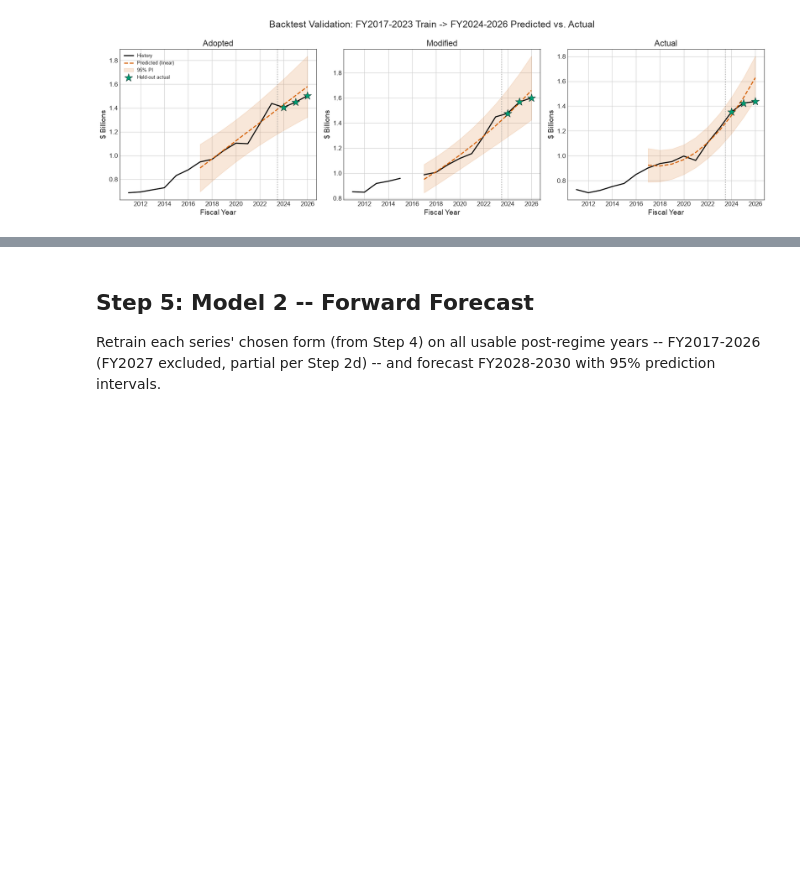
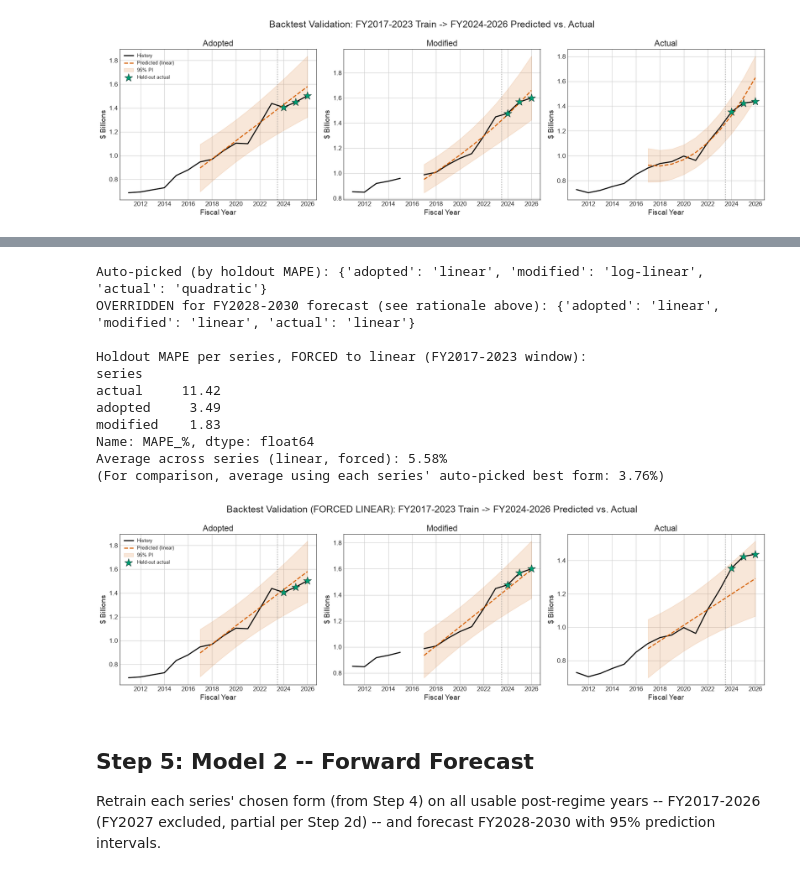
Before and after one commit to lindali-huishan/Budget_Allocation, a Jupyter notebook: DOT/DOT_Full_Analysis_2011_2027.ipynb, the cells around one changed output, grey strips where cells are left out. Drawn from its saved outputs; the diff is of its cells as text; code cells hidden in the pictures; blank space fills up the shorter version.

```diff
--- a/DOT/DOT_Full_Analysis_2011_2027.ipynb
+++ b/DOT/DOT_Full_Analysis_2011_2027.ipynb
@@ -30,16 +30,25 @@ import pandas as pd
 import numpy as np
 from scipy import stats
 import matplotlib.pyplot as plt
+from pathlib import Path
 
 pd.set_option("display.width", 160)
 pd.set_option("display.max_columns", 20)
 pd.set_option("display.float_format", lambda v: f"{v:,.2f}")
 
-ROOT = "../raw datasets"
+# Resolve the data folder whether we run from DOT/ or the repo root
+here = Path.cwd()
+candidates = [here / "raw datasets", here.parent / "raw datasets"]
+ROOT = next((p for p in candidates if p.exists()), None)
+if ROOT is None:
+    raise FileNotFoundError(
+        f"Couldn't find 'raw datasets'. cwd={here}. Checked: {[str(c) for c in candidates]}"
+    )
+print("Using data folder:", ROOT)
 
-budget_code_raw = pd.read_csv(f"{ROOT}/DOT_Budget_2017_2027.csv")
-spending_raw = pd.read_csv(f"{ROOT}/DOT_Spending_Merged.csv")
-budget_yearly_ref = pd.read_csv(f"{ROOT}/dot_budget_2011_2027_merged.csv")
+budget_code_raw   = pd.read_csv(ROOT / "DOT_Budget_2017_2027.csv")
+spending_raw      = pd.read_csv(ROOT / "DOT_Spending_Merged.csv", low_memory=False)
+budget_yearly_ref = pd.read_csv(ROOT / "dot_budget_2011_2027_merged.csv")
 
 def inspect(df, name):
     print(f"=== {name} ===")
@@ -761,3 +789,59 @@ Chosen form per series (FY2017-2023 window, lowest holdout MAPE): {'adopted': 'l
+# %%
+# --- FY2028-2030 override: force linear for all three series ---
+# Rationale: see markdown above. Quadratic (the auto-pick for `actual`)
+# produces a FY2028 actual forecast ($1.76B) that exceeds FY2028 adopted
+# ($1.67B), inverting the actual < adopted relationship that has held in
+# every year of the dataset. Linear keeps the forecast internally
+# consistent at the cost of some backtest accuracy on `actual`.
+AUTO_BEST_FORM = dict(BEST_FORM)  # keep the auto-picked choice on record
+BEST_FORM = {series: "linear" for series in SERIES_NAMES}
+print("Auto-picked (by holdout MAPE):", AUTO_BEST_FORM)
+print("OVERRIDDEN for FY2028-2030 forecast (see rationale above):", BEST_FORM)
+
+print("\nHoldout MAPE per series, FORCED to linear (FY2017-2023 window):")
+linear_mape = mape.loc[("2017-2023 (post-regime)", slice(None), "linear")]
+print(linear_mape)
+print(f"Average across series (linear, forced): {linear_mape.mean():.2f}%")
+auto_avg = mape.loc[("2017-2023 (post-regime)",)].groupby(level=0).min().mean()
+print(f"(For comparison, average using each series' auto-picked best form: {auto_avg:.2f}%)")
+
+fig, axes = plt.subplots(1, 3, figsize=(18, 5.5))
+for ax, series in zip(axes, SERIES_NAMES):
+    hist = budget_by_year.loc[2011:2026, series]
+    ax.plot(hist.index, hist.values / 1e9, color=COLORS["black"], linewidth=2, label="History")
+
+    train = budget_by_year.loc[2017:2023]
+    tx, ty = train.index.values, train[series].values
+    res = fit_predict_pi(tx, ty, np.arange(2017, 2027), **FORMS[BEST_FORM[series]])
+    fc_years = np.arange(2017, 2027)
+    ax.plot(fc_years, res["point"] / 1e9, "--", color=COLORS["vermillion"], linewidth=2, label=f"Predicted ({BEST_FORM[series]})")
+    ax.fill_between(fc_years, res["lower"] / 1e9, res["upper"] / 1e9, color=COLORS["vermillion"], alpha=0.15, label="95% PI")
+
+    held_out = budget_by_year.loc[TARGET_YEARS, series]
+    ax.scatter(TARGET_YEARS, held_out.values / 1e9, marker="*", s=260, color=COLORS["green"],
+               zorder=5, edgecolor="black", linewidth=0.5, label="Held-out actual")
+
+    ax.axvline(2023.5, color="gray", linestyle=":", linewidth=1.2)
+    ax.set_title(series.capitalize())
+    ax.set_xlabel("Fiscal Year")
+    ax.set_ylabel("$ Billions")
+axes[0].legend(fontsize=9, loc="upper left")
+fig.suptitle("Backtest Validation (FORCED LINEAR): FY2017-2023 Train -> FY2024-2026 Predicted vs. Actual")
+fig.tight_layout()
+plt.show()
+# %% [output]
+Auto-picked (by holdout MAPE): {'adopted': 'linear', 'modified': 'log-linear', 'actual': 'quadratic'}
+OVERRIDDEN for FY2028-2030 forecast (see rationale above): {'adopted': 'linear', 'modified': 'linear', 'actual': 'linear'}
+
+Holdout MAPE per series, FORCED to linear (FY2017-2023 window):
+series
+actual     11.42
+adopted     3.49
+modified    1.83
+Name: MAPE_%, dtype: float64
+Average across series (linear, forced): 5.58%
+(For comparison, average using each series' auto-picked best form: 3.76%)
+[figure, added]
 # %% [markdown]
 ## Step 5: Model 2 -- Forward Forecast
 
```
Also changed, not shown: parts of 16 cells of this notebook, 1 other file.
